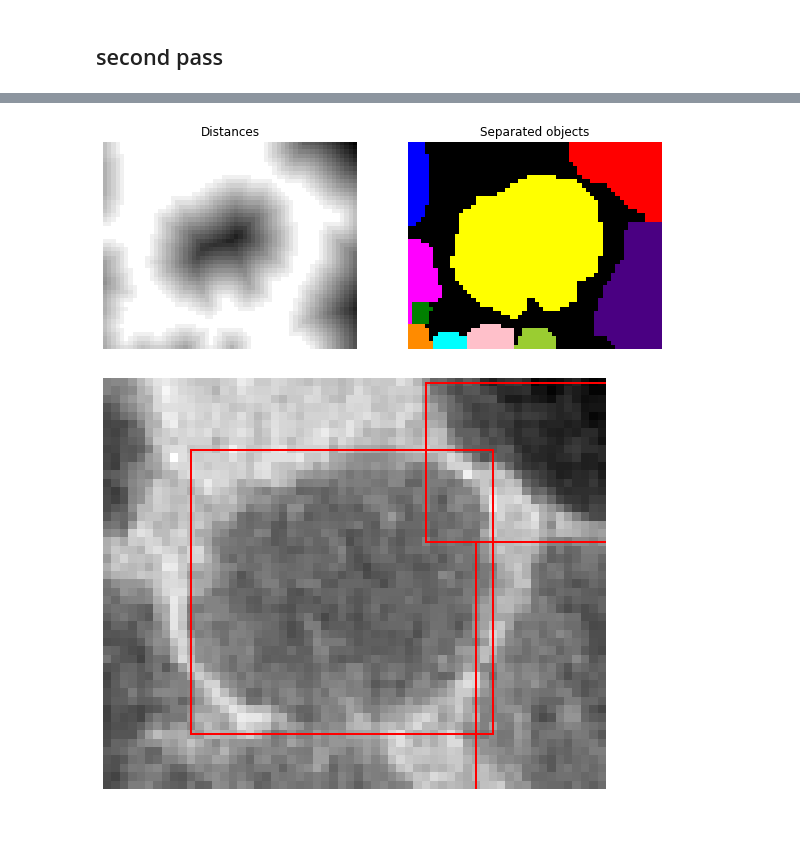
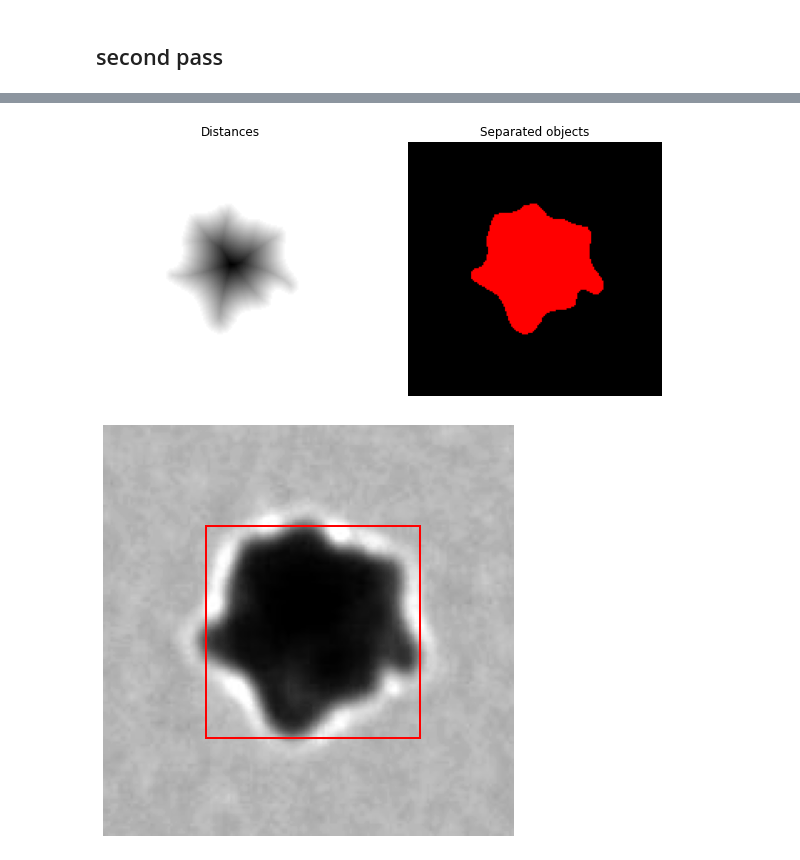
Before and after one commit to Cewein/Nanoparticle-segmentation-classification, a Jupyter notebook: Segemenation_of_nano_particle.ipynb, the cells around one changed output, grey strips where cells are left out. Saved outputs shown, nothing was run; the diff lists cells and outputs as text; code cells hidden in the pictures; blank space fills up the shorter version.

```diff
--- a/Segemenation_of_nano_particle.ipynb
+++ b/Segemenation_of_nano_particle.ipynb
@@ -39,14 +59,14 @@ boudingBox.exctractParticle(255 - im2, bboxArray, save=True, display=False)
 # %%
 #second pass
 
-im2 = utils.openFile("out/output-47.png",1)
-im2processed = nanoSegmentation.preProcessing(im2,5,1)
+im2 = utils.openFile("out/output-79.png",1.0)
+im2processed = nanoSegmentation.preProcessing(im2,3,0)
 imBinary2 = nanoSegmentation.thresholdOtsu(im2processed)
 labels2, markers2 = nanoSegmentation.distanceBasedWatershed(imBinary2,True)
 _ = boudingBox.getBoundingBox(255 - im2, labels2,250, True)
 # %% [output]
-[figure, old version]
+[figure, new version]
-[figure, old version]
+[figure, new version]
 # %%
 #second pass
 
```
Also changed, not shown: parts of 3 cells of this notebook, 2 other files.
